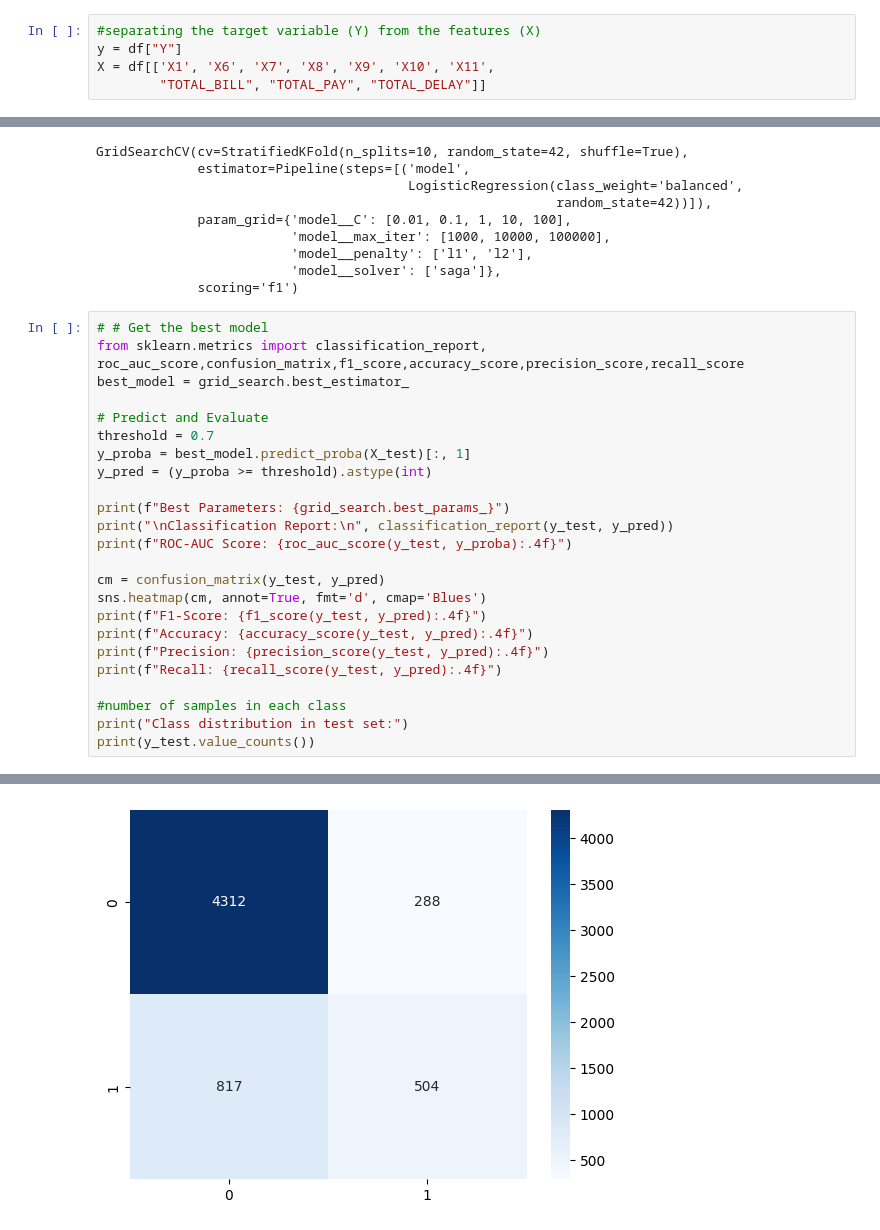
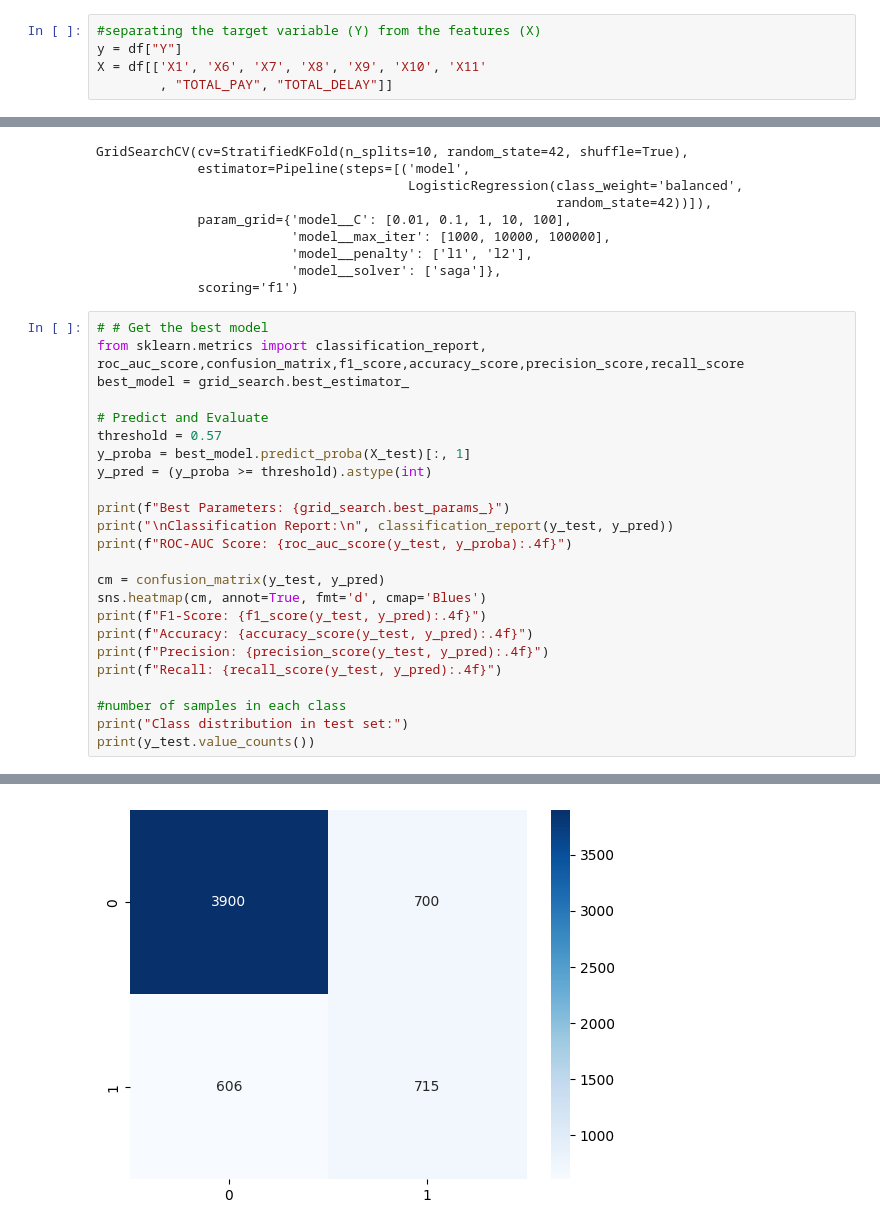
Before and after one commit to AhmedAyman12gh/credit-card-default-prediction, a Jupyter notebook: Phase1.ipynb, the cells around one changed output, grey strips where cells are left out. Saved outputs shown, nothing was run; the diff lists cells and outputs as text.

```diff
--- a/Phase1.ipynb
+++ b/Phase1.ipynb
@@ -491,8 +492,8 @@ print(df.head())
 # %%
 #separating the target variable (Y) from the features (X)
 y = df["Y"]
-X = df[['X1', 'X6', 'X7', 'X8', 'X9', 'X10', 'X11',
-        "TOTAL_BILL", "TOTAL_PAY", "TOTAL_DELAY"]]
+X = df[['X1', 'X6', 'X7', 'X8', 'X9', 'X10', 'X11'
+        , "TOTAL_PAY", "TOTAL_DELAY"]]
 # %%
 from sklearn.model_selection import StratifiedKFold, train_test_split
 from sklearn.linear_model import LogisticRegression
@@ -536,7 +537,7 @@ from sklearn.metrics import classification_report, roc_auc_score,confusion_matri
 best_model = grid_search.best_estimator_
 
 # Predict and Evaluate
-threshold = 0.7
+threshold = 0.57
 y_proba = best_model.predict_proba(X_test)[:, 1]
 y_pred = (y_proba >= threshold).astype(int)
 
@@ -569,7 +570,7 @@ weighted avg       0.80      0.81      0.80      5921
 
 ... (6 lines left out)
 Y
 0.0    4600
 1.0    1321
 Name: count, dtype: int64
-[figure, old version]
+[figure, new version]
```
Also changed, not shown: parts of 7 cells of this notebook.
